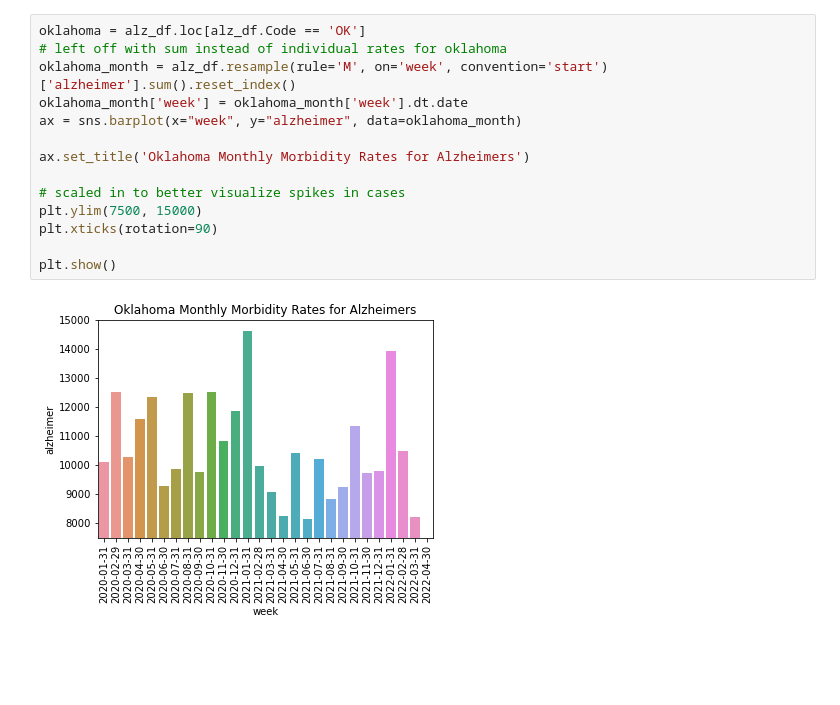
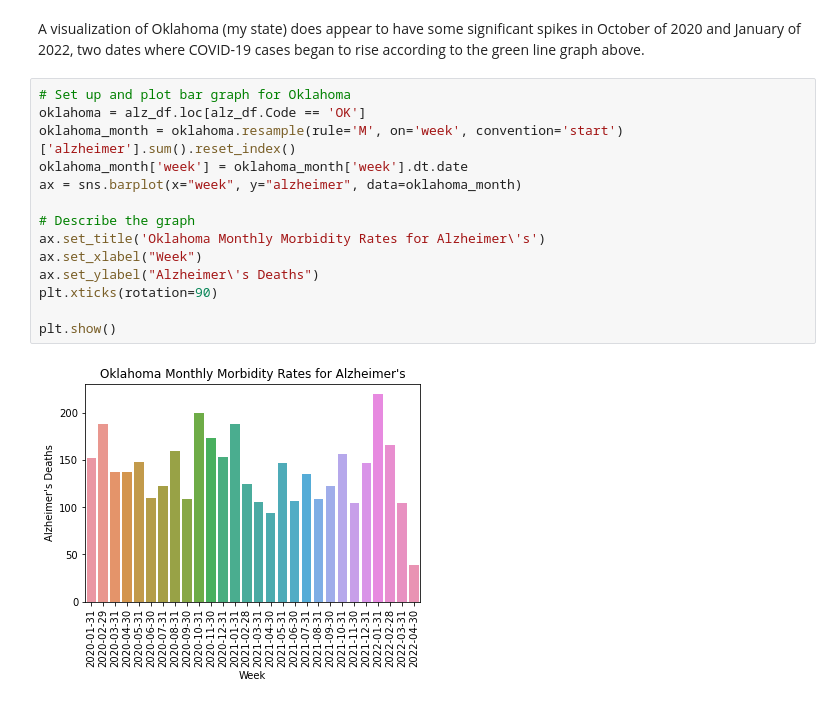
Before and after one commit to lieselurban/alzheimer_research, a Jupyter notebook: alzheimer_research_eda.ipynb, the cells around one changed output. Saved outputs shown, nothing was run; the diff lists cells and outputs as text; blank space fills up the shorter version.

Commit message:
Uploading semi-final revision with new graphs and cleaner visualiations

```diff
--- a/alzheimer_research_eda.ipynb
+++ b/alzheimer_research_eda.ipynb
@@ -74,16 +118,18 @@ plt.show()
+# %% [markdown]
+A visualization of Oklahoma (my state) does appear to have some significant spikes in October of 2020 and January of 2022, two dates where COVID-19 cases began to rise according to the green line graph above.
 # %%
+# Set up and plot bar graph for Oklahoma
 oklahoma = alz_df.loc[alz_df.Code == 'OK']
-# left off with sum instead of individual rates for oklahoma
-oklahoma_month = alz_df.resample(rule='M', on='week', convention='start')['alzheimer'].sum().reset_index()
+oklahoma_month = oklahoma.resample(rule='M', on='week', convention='start')['alzheimer'].sum().reset_index()
 oklahoma_month['week'] = oklahoma_month['week'].dt.date
 ax = sns.barplot(x="week", y="alzheimer", data=oklahoma_month)
 
-ax.set_title('Oklahoma Monthly Morbidity Rates for Alzheimers')
-
-# scaled in to better visualize spikes in cases
-plt.ylim(7500, 15000)
+# Describe the graph
+ax.set_title('Oklahoma Monthly Morbidity Rates for Alzheimer\'s')
+ax.set_xlabel("Week")
+ax.set_ylabel("Alzheimer\'s Deaths")
 plt.xticks(rotation=90)
 
 plt.show()
 # %% [output]
-[figure, old version]
+[figure, new version]
```
Also changed, not shown: parts of 19 cells of this notebook.
